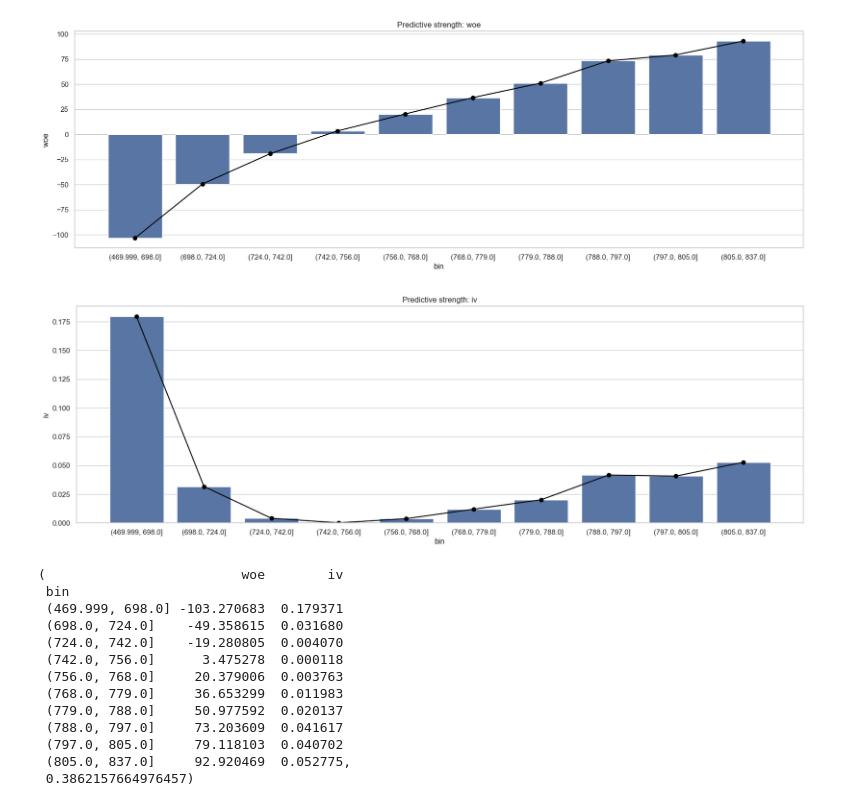
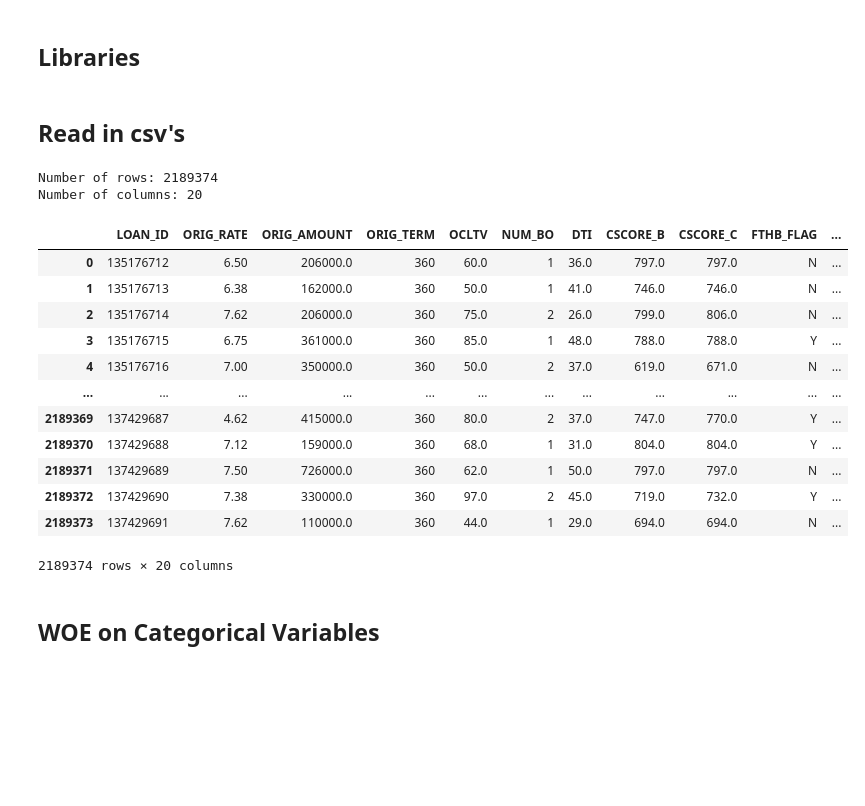
Before and after one commit to MIE479-2024/msf-capstone-crm, a Jupyter notebook: default_modelling/ICA.ipynb, the cells around one changed output. Cells and saved outputs as stored; diff of their text form; code cells hidden in the pictures; blank space fills up the shorter version.

```diff
--- a/default_modelling/ICA.ipynb
+++ b/default_modelling/ICA.ipynb
@@ -1,35 +1,2 @@
-# %%
-from init_char_analysis import *
-import numpy as np
-
-# Dummy dataset
-# data = {
-#     'Bins': ['Bin1', 'Bin2', 'Bin3', 'Bin4'],
-#     'woe': [np.nan, 1.5, 1.0, 2.0]
-# }
-# woe_df = pd.DataFrame(data)
-# woe_df.set_index("Bins", inplace=True)
-#plot_trend(woe_df, measure="woe")
-data = pd.read_csv("../../2023_stat.csv")
-data['bins'] = pd.qcut(data['CSCORE_B'], q=10, duplicates="drop")
-
-get_measures(
-    orig_data=data,
-    grouped_data=data.groupby('bins')
-)
-# %% [output]
-[figure, removed]
-[figure, removed]
-(                         woe        iv
- bin
- (469.999, 698.0] -103.270683  0.179371
- (698.0, 724.0]    -49.358615  0.031680
- (724.0, 742.0]    -19.280805  0.004070
- (742.0, 756.0]      3.475278  0.000118
- (756.0, 768.0]     20.379006  0.003763
- (768.0, 779.0]     36.653299  0.011983
- (779.0, 788.0]     50.977592  0.020137
- (788.0, 797.0]     73.203609  0.041617
- (797.0, 805.0]     79.118103  0.040702
- (805.0, 837.0]     92.920469  0.052775,
- 0.3862157664976457)
+# %% [markdown]
+## Libraries
@@ -35,0 +20,30 @@ get_measures(
+# %% [markdown]
+## Read in csv's
+# %%
+path = "../../dataset/"
+files = glob.glob(path + "/*.csv")
+processed_df = []
+for file in files:
+    temp_data = pd.read_csv(file)
+    processed_df.append(temp_data)
+    del temp_data
+processed_df = preprocess(pd.concat(processed_df, ignore_index=True), cat_encoding=False)
+processed_df
+# %% [output]
+Number of rows: 2189374
+Number of columns: 20
+|  | LOAN_ID | ORIG_RATE | ORIG_AMOUNT | ORIG_TERM | OCLTV | NUM_BO | DTI | CSCORE_B | CSCORE_C | FTHB_FLAG | ... |
+| 0 | 135176712 | 6.50 | 206000.0 | 360 | 60.0 | 1 | 36.0 | 797.0 | 797.0 | N | ... |
+| 1 | 135176713 | 6.38 | 162000.0 | 360 | 50.0 | 1 | 41.0 | 746.0 | 746.0 | N | ... |
+| 2 | 135176714 | 7.62 | 206000.0 | 360 | 75.0 | 2 | 26.0 | 799.0 | 806.0 | N | ... |
+| 3 | 135176715 | 6.75 | 361000.0 | 360 | 85.0 | 1 | 48.0 | 788.0 | 788.0 | Y | ... |
+| 4 | 135176716 | 7.00 | 350000.0 | 360 | 50.0 | 2 | 37.0 | 619.0 | 671.0 | N | ... |
+| ... | ... | ... | ... | ... | ... | ... | ... | ... | ... | ... | ... |
+| 2189369 | 137429687 | 4.62 | 415000.0 | 360 | 80.0 | 2 | 37.0 | 747.0 | 770.0 | Y | ... |
+| 2189370 | 137429688 | 7.12 | 159000.0 | 360 | 68.0 | 1 | 31.0 | 804.0 | 804.0 | Y | ... |
+| 2189371 | 137429689 | 7.50 | 726000.0 | 360 | 62.0 | 1 | 50.0 | 797.0 | 797.0 | N | ... |
+| 2189372 | 137429690 | 7.38 | 330000.0 | 360 | 97.0 | 2 | 45.0 | 719.0 | 732.0 | Y | ... |
+| 2189373 | 137429691 | 7.62 | 110000.0 | 360 | 44.0 | 1 | 29.0 | 694.0 | 694.0 | N | ... |
+2189374 rows × 20 columns
+# %% [markdown]
+## WOE on Categorical Variables
```
Also changed, not shown: parts of 19 cells of this notebook.
